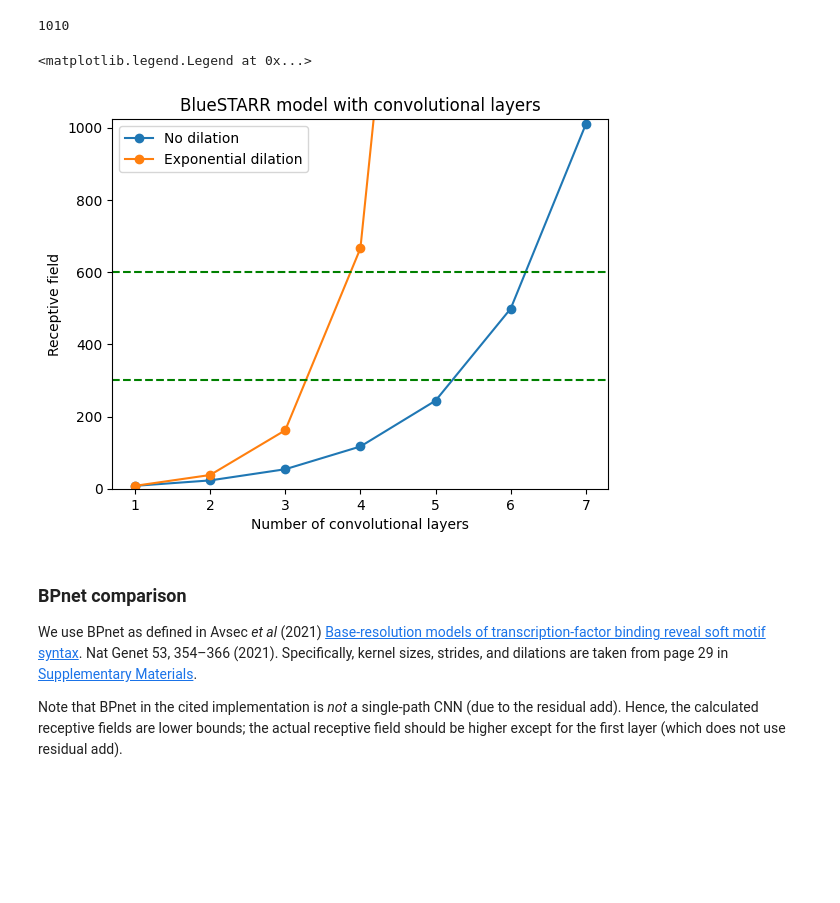
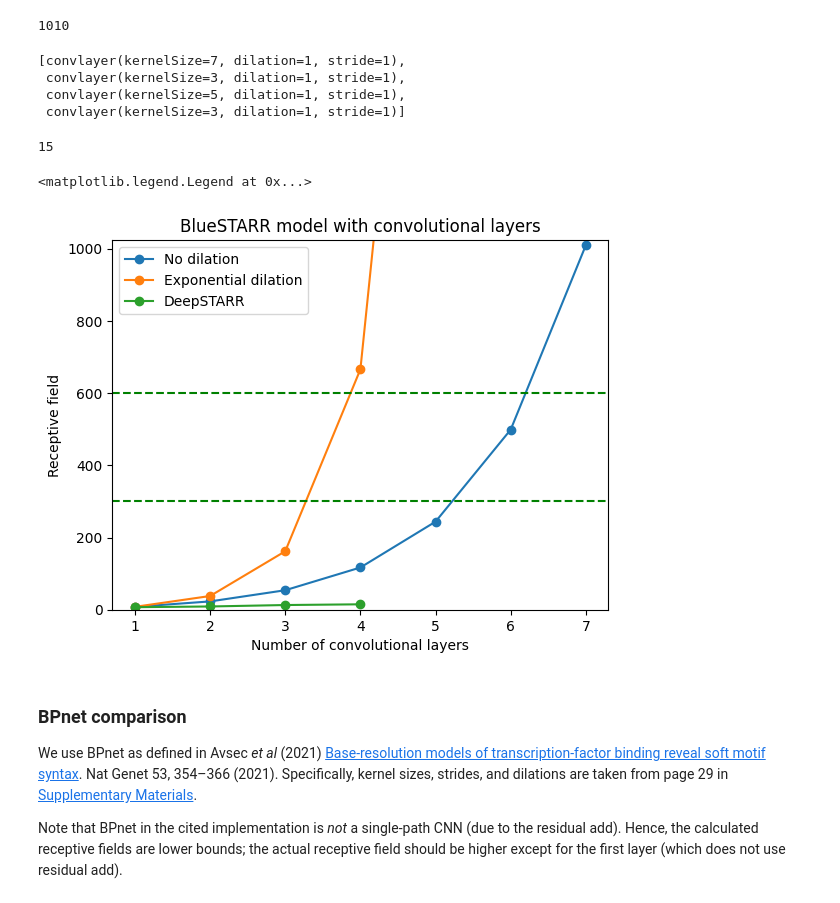
Before and after one commit to Duke-IGVF/BlueSTARR-viz, a Jupyter notebook: preds/receptive-field.ipynb, the cells around one changed output. Saved outputs shown, nothing was run; the diff lists cells and outputs as text; code cells hidden in the pictures; blank space fills up the shorter version.

Commit message:
Adds DeepSTARR receptive field calculation

```diff
--- a/preds/receptive-field.ipynb
+++ b/preds/receptive-field.ipynb
@@ -68,26 +68,47 @@ bluestarr(numLayers=7)
 receptiveField(bluestarr(numLayers=7))
 # %% [output]
 1010
+# %%
+def deepstarr(numLayers=4, ksizes=[7,3,5,3]):
+    if len(ksizes) < numLayers:
+        raise ValueError("Number of kernel sizes is fewer than number of layers")
+    if len(ksizes) > numLayers:
+        ksizes = ksizes[:numLayers]
+    return bluestarr(ksizes=ksizes)
+# %%
+deepstarr()
+# %% [output]
+[convlayer(kernelSize=7, dilation=1, stride=1),
+ convlayer(kernelSize=3, dilation=1, stride=1),
+ convlayer(kernelSize=5, dilation=1, stride=1),
+ convlayer(kernelSize=3, dilation=1, stride=1)]
+# %%
+receptiveField(deepstarr())
+# %% [output]
+15
 # %%
 nlayers = [x for x in range(1, 8)]
 fig, ax = plt.subplots()
 lines = ax.plot(nlayers,
                 [receptiveField(bluestarr(numLayers=x)) for x in nlayers],
                 nlayers,
                 [receptiveField(bluestarr(numLayers=x, dilate=lambda i: 2**i)) for x in nlayers],
+                nlayers[:4],
+                [receptiveField(deepstarr(numLayers=x)) for x in nlayers[:4]],
                 marker="o")
 lines[0].set_label("No dilation")
 lines[1].set_label("Exponential dilation")
+lines[2].set_label("DeepSTARR")
 ax.set_xlabel("Number of convolutional layers")
 ax.set_ylabel("Receptive field")
 ax.set_title("BlueSTARR model with convolutional layers")
 ax.axhline(y=300, color="green", linestyle="--")
 ax.axhline(y=600, color="green", linestyle="--")
 ax.set_ylim(0, 1024)
 ax.legend()
 # %% [output]
 <matplotlib.legend.Legend at 0x...>
-[figure, old version]
+[figure, new version]
 # %% [markdown]
 ### BPnet comparison
 
```
